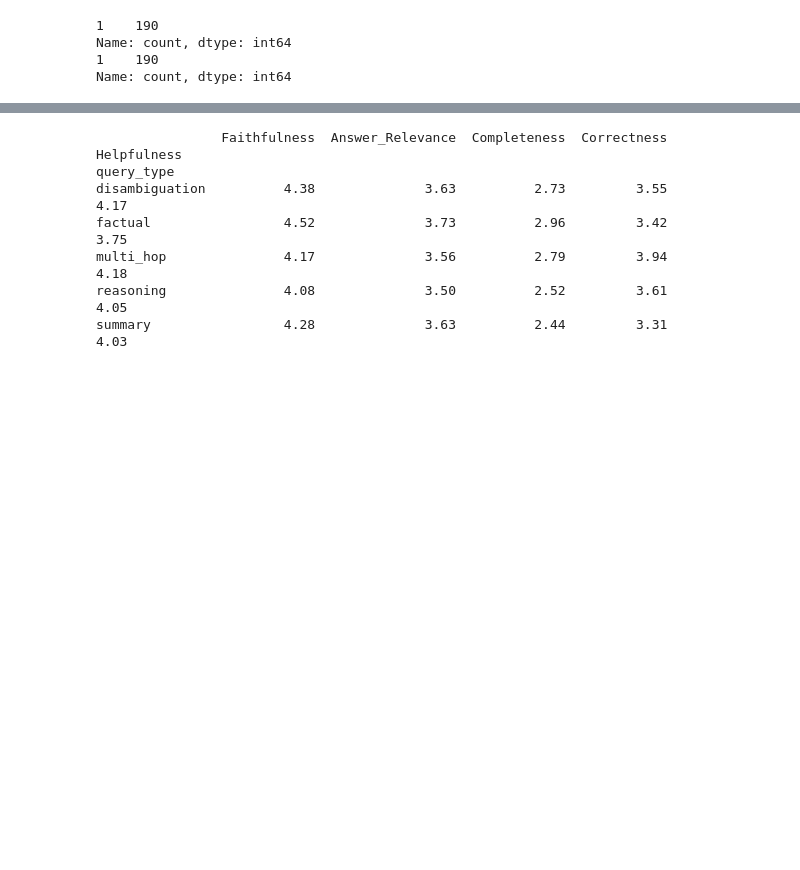
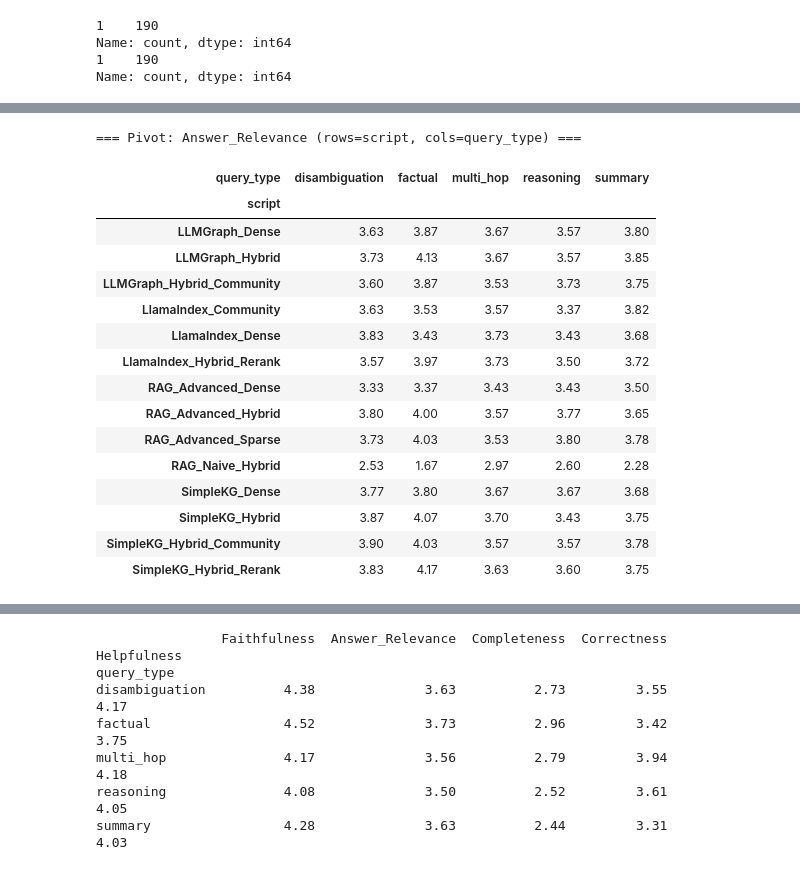
Before and after one commit to nasibatuychieva/master_thesis-rag, a Jupyter notebook: main/evaluation/judge_results/check_results.ipynb, the cells around one changed output, grey strips where cells are left out. Saved outputs shown, nothing was run; the diff lists cells and outputs as text; code cells hidden in the pictures; blank space fills up the shorter version.

```diff
--- a/main/evaluation/judge_results/check_results.ipynb
+++ b/main/evaluation/judge_results/check_results.ipynb
@@ -639,0 +814,64 @@ dtype: int64
+# %%
+# -------------------------------
+
+# -------------------------------
+def pivot_metric_by_script_and_query_type(
+    df: pd.DataFrame,
+    metric_name: str,
+    aggfunc="mean",
+    round_digits: int = 2,
+) -> pd.DataFrame:
+    """
+    metric_name: one of
+      - "Answer_Relevance"
+      - "Completeness"
+      - "Correctness"
+      - "Helpfulness"
+    """
+    if metric_name not in METRIC_COLS:
+        raise ValueError(f"Unknown metric_name='{metric_name}'. Use: {list(METRIC_COLS.keys())}")
+
+    col = METRIC_COLS[metric_name]
+
+    pivot = (
+        df.pivot_table(
+            index=SCRIPT_COL,
+            columns=QTYPE_COL,
+            values=col,
+            aggfunc=aggfunc,
+        )
+        .round(round_digits)
+        .sort_index()
+    )
+    return pivot
+
+
+# Beispiel: eine Metrik auswählen
+metric_name = "Answer_Relevance"  # <- hier jeweils ändern, z.B. "Correctness"
+pivot_df = pivot_metric_by_script_and_query_type(df_newest_combi, metric_name)
+
+print(f"\n=== Pivot: {metric_name} (rows=script, cols=query_type) ===")
+pivot_df
+
+
+# -------------------------------
+# 3) Optional: Pivot der correctness_category Counts (TP/FP/FN/PARTIAL) je script x query_type
+# -------------------------------
+# %% [output]
+=== Pivot: Answer_Relevance (rows=script, cols=query_type) ===
+| query_type | disambiguation | factual | multi_hop | reasoning | summary |
+| script |  |  |  |  |  |
+| LLMGraph_Dense | 3.63 | 3.87 | 3.67 | 3.57 | 3.80 |
+| LLMGraph_Hybrid | 3.73 | 4.13 | 3.67 | 3.57 | 3.85 |
+| LLMGraph_Hybrid_Community | 3.60 | 3.87 | 3.53 | 3.73 | 3.75 |
+| LlamaIndex_Community | 3.63 | 3.53 | 3.57 | 3.37 | 3.82 |
+| LlamaIndex_Dense | 3.83 | 3.43 | 3.73 | 3.43 | 3.68 |
+| LlamaIndex_Hybrid_Rerank | 3.57 | 3.97 | 3.73 | 3.50 | 3.72 |
+| RAG_Advanced_Dense | 3.33 | 3.37 | 3.43 | 3.43 | 3.50 |
+| RAG_Advanced_Hybrid | 3.80 | 4.00 | 3.57 | 3.77 | 3.65 |
+| RAG_Advanced_Sparse | 3.73 | 4.03 | 3.53 | 3.80 | 3.78 |
+| RAG_Naive_Hybrid | 2.53 | 1.67 | 2.97 | 2.60 | 2.28 |
+| SimpleKG_Dense | 3.77 | 3.80 | 3.67 | 3.67 | 3.68 |
+| SimpleKG_Hybrid | 3.87 | 4.07 | 3.70 | 3.43 | 3.75 |
+| SimpleKG_Hybrid_Community | 3.90 | 4.03 | 3.57 | 3.57 | 3.78 |
+| SimpleKG_Hybrid_Rerank | 3.83 | 4.17 | 3.63 | 3.60 | 3.75 |
```
Also changed, not shown: parts of 28 cells of this notebook, 8 other files.
